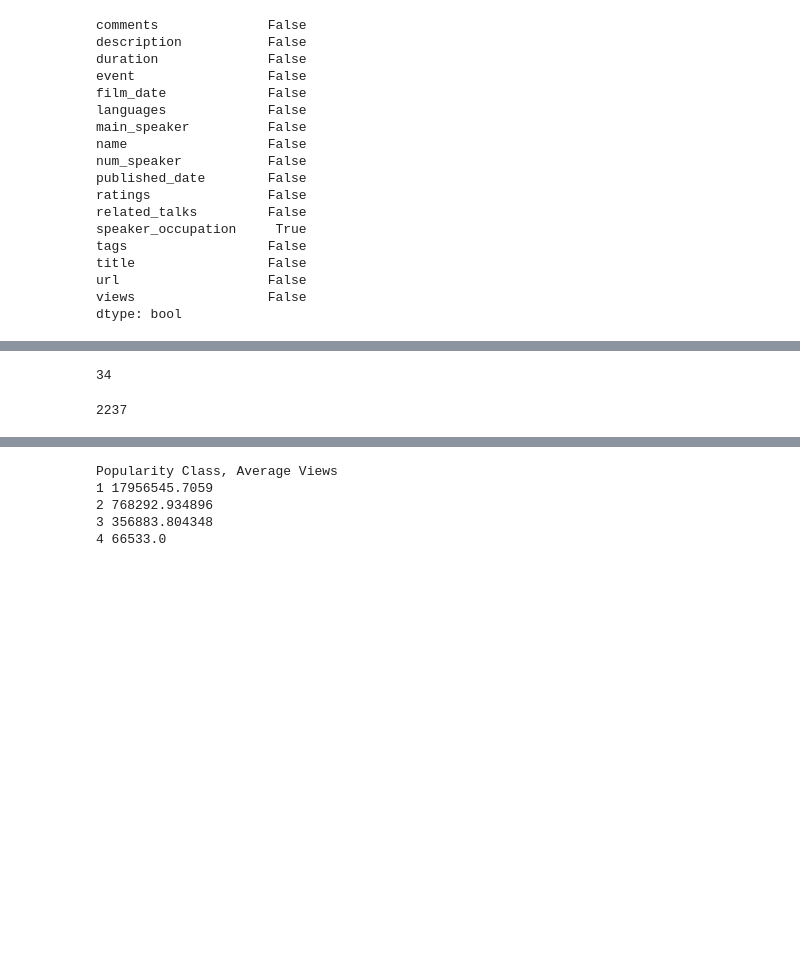
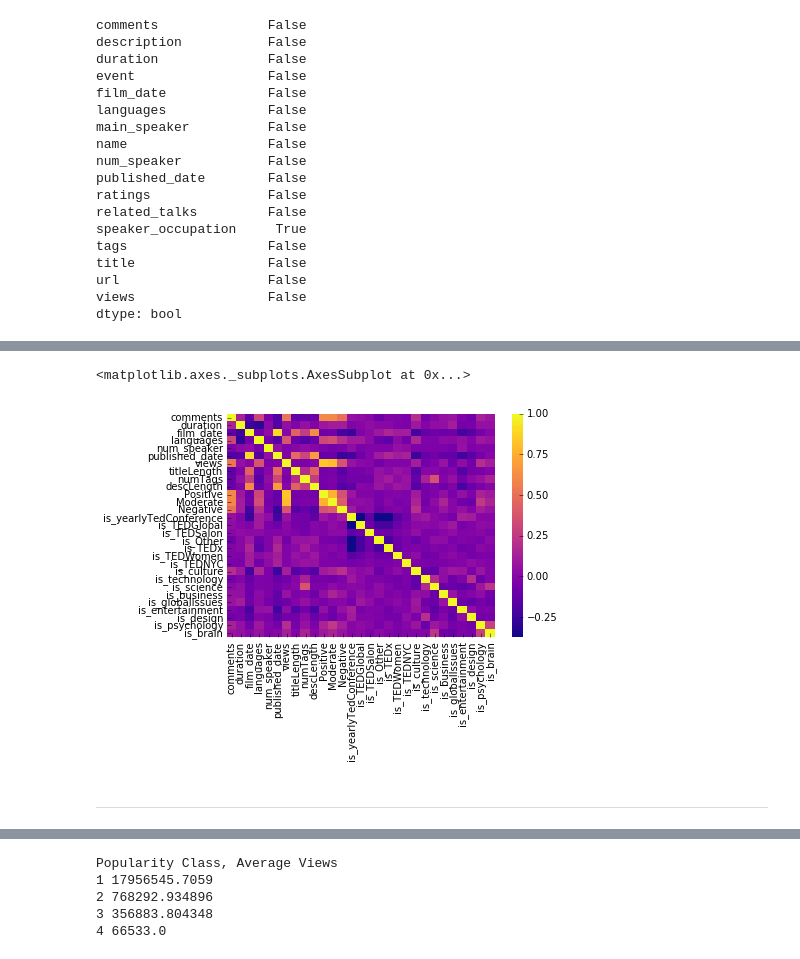
Before and after one commit to artina-m/TopTalks, a Jupyter notebook: Exploratory Data Analysis.ipynb, the cells around one changed output, grey strips where cells are left out. Cells and saved outputs as stored; diff of their text form; code cells hidden in the pictures; blank space fills up the shorter version.

```diff
--- a/Exploratory Data Analysis.ipynb
+++ b/Exploratory Data Analysis.ipynb
@@ -83,0 +305,14 @@ talks["descLength"] = d
+# %%
+# REMOVE RATINGS
+talksC = talks.select_dtypes(include=[np.number])
+talksC = talksC.drop(['Funny', 'Beautiful', 'Ingenious', 'Courageous', 'Longwinded', 'Confusing',
+           'Informative', 'Fascinating', 'Unconvincing', 'Persuasive', 'Jaw-dropping', 'OK',
+           'Obnoxious', 'Inspiring'], axis = 1)
+# Unnormalized
+corr = talksC.corr();
+sns.heatmap(corr,
+        xticklabels=corr.columns,
+        yticklabels=corr.columns, cmap = "plasma")
+# %% [output]
+<matplotlib.axes._subplots.AxesSubplot at 0x...>
+[figure, added]
@@ -84 +321,3 @@ talks["descLength"] = d
+# %% [markdown]
+<hr>
 # %%
@@ -91,9 +331 @@ rank4 = talks[(talks["views"] <= 100000) ]  # Under 1 mil
 ranked = [rank1, rank2, rank3, rank4]
-# %%
-len(rank1)
-# %% [output]
-34
-# %%
-len(rank2)
-# %% [output]
-2237
```
Also changed, not shown: parts of 40 cells of this notebook, 1 other file.
